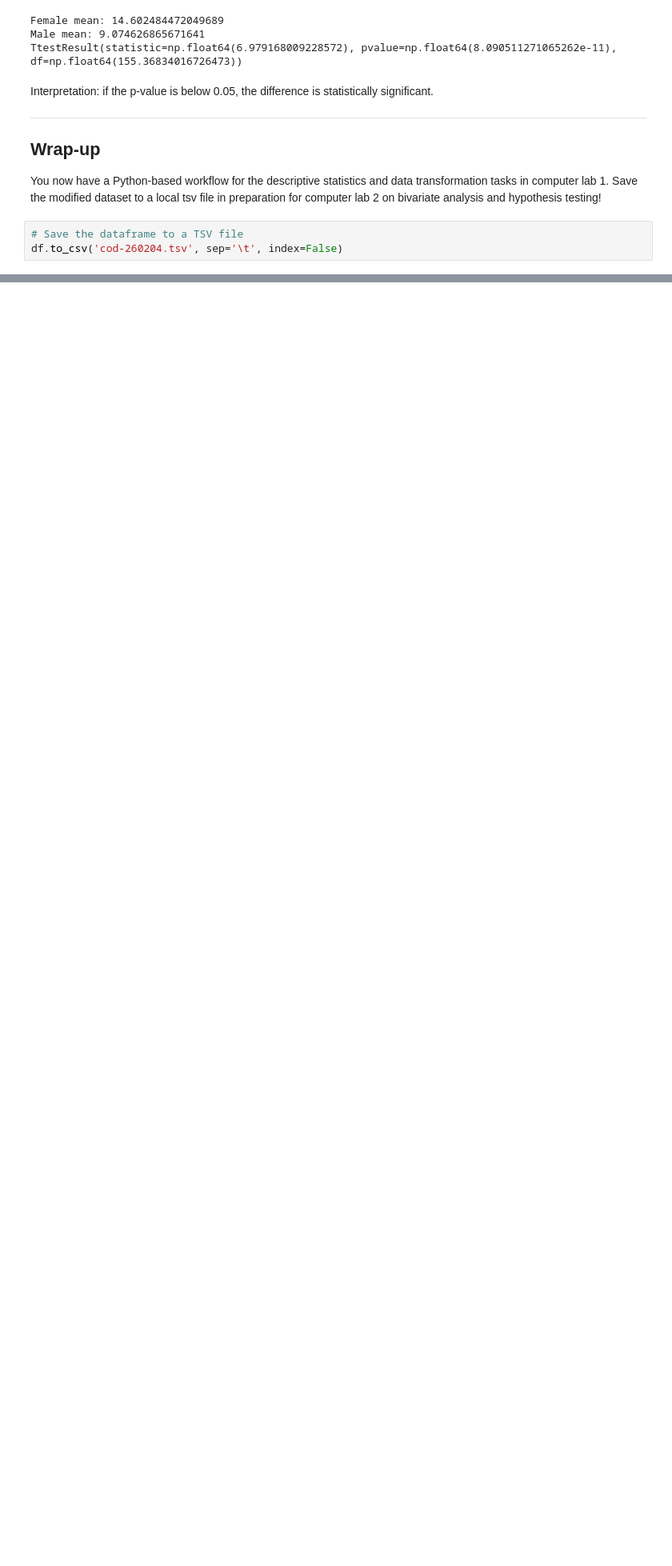
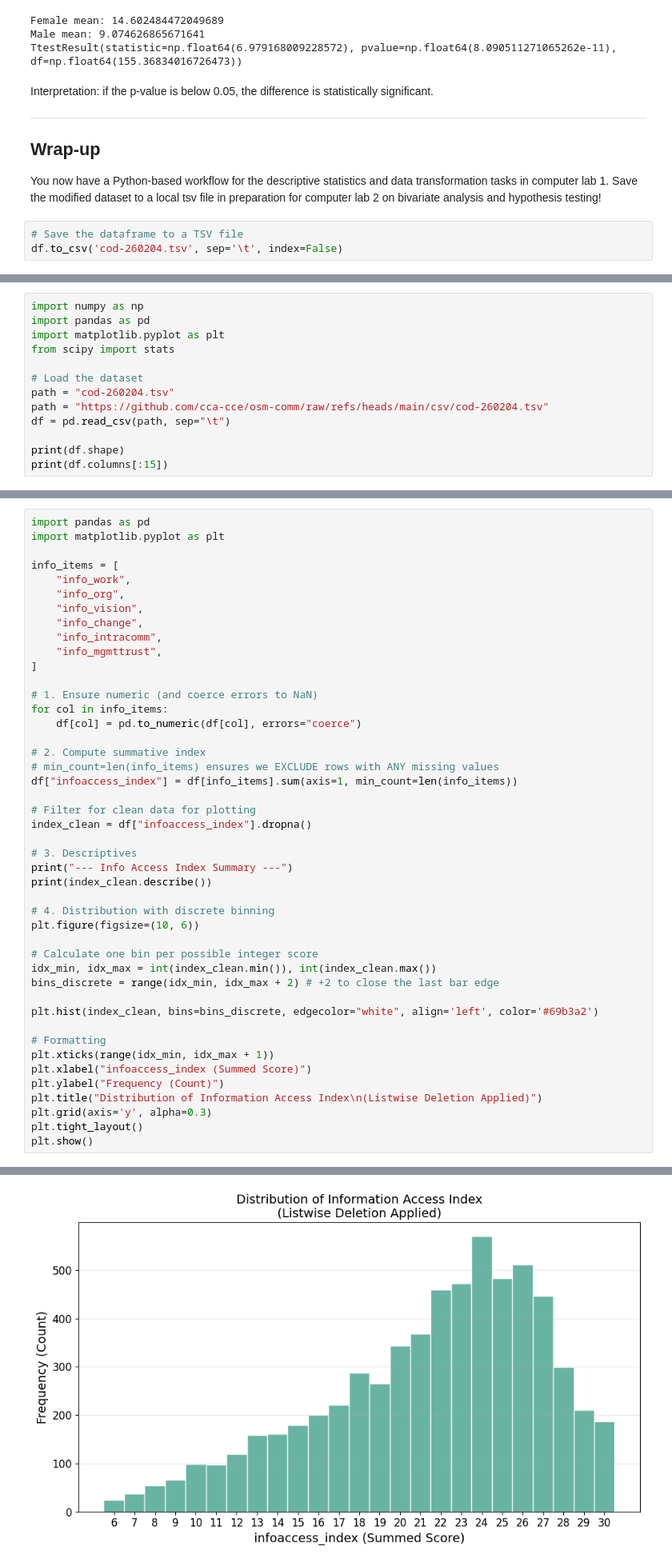
Before and after one commit to cca-cce/osm-comm, a Jupyter notebook: jnb/skpm20_labs.ipynb, the cells around one changed output, grey strips where cells are left out. Shown at 80% size. Saved outputs shown, nothing was run; the diff lists cells and outputs as text; blank space fills up the shorter version.

```diff
--- a/jnb/skpm20_labs.ipynb
+++ b/jnb/skpm20_labs.ipynb
@@ -525,0 +547,13 @@ df.to_csv('cod-260204.tsv', sep='\t', index=False)
+# %%
+import numpy as np
+import pandas as pd
+import matplotlib.pyplot as plt
+from scipy import stats
+
+# Load the dataset
+path = "cod-260204.tsv"
+path = "https://github.com/cca-cce/osm-comm/raw/refs/heads/main/csv/cod-260204.tsv"
+df = pd.read_csv(path, sep="\t")
+
+print(df.shape)
+print(df.columns[:15])
@@ -525,0 +573,46 @@ df.to_csv('cod-260204.tsv', sep='\t', index=False)
+# %%
+import pandas as pd
+import matplotlib.pyplot as plt
+
+info_items = [
+    "info_work",
+    "info_org",
+    "info_vision",
+    "info_change",
+    "info_intracomm",
+    "info_mgmttrust",
+]
+
+# 1. Ensure numeric (and coerce errors to NaN)
+for col in info_items:
+    df[col] = pd.to_numeric(df[col], errors="coerce")
+
+# 2. Compute summative index
+# min_count=len(info_items) ensures we EXCLUDE rows with ANY missing values
+df["infoaccess_index"] = df[info_items].sum(axis=1, min_count=len(info_items))
+
+# Filter for clean data for plotting
+index_clean = df["infoaccess_index"].dropna()
+
+# 3. Descriptives
+print("--- Info Access Index Summary ---")
+print(index_clean.describe())
+
+# 4. Distribution with discrete binning
+plt.figure(figsize=(10, 6))
+
+# Calculate one bin per possible integer score
+idx_min, idx_max = int(index_clean.min()), int(index_clean.max())
+bins_discrete = range(idx_min, idx_max + 2) # +2 to close the last bar edge
+
+plt.hist(index_clean, bins=bins_discrete, edgecolor="white", align='left', color='#69b3a2')
+
+# Formatting
+plt.xticks(range(idx_min, idx_max + 1))
+plt.xlabel("infoaccess_index (Summed Score)")
+plt.ylabel("Frequency (Count)")
+plt.title("Distribution of Information Access Index\n(Listwise Deletion Applied)")
+plt.grid(axis='y', alpha=0.3)
+plt.tight_layout()
+plt.show()
+# %% [output]
@@ -525,0 +629 @@ df.to_csv('cod-260204.tsv', sep='\t', index=False)
+[figure, added]
```
Also changed, not shown: parts of 52 cells of this notebook, 1 other file.
